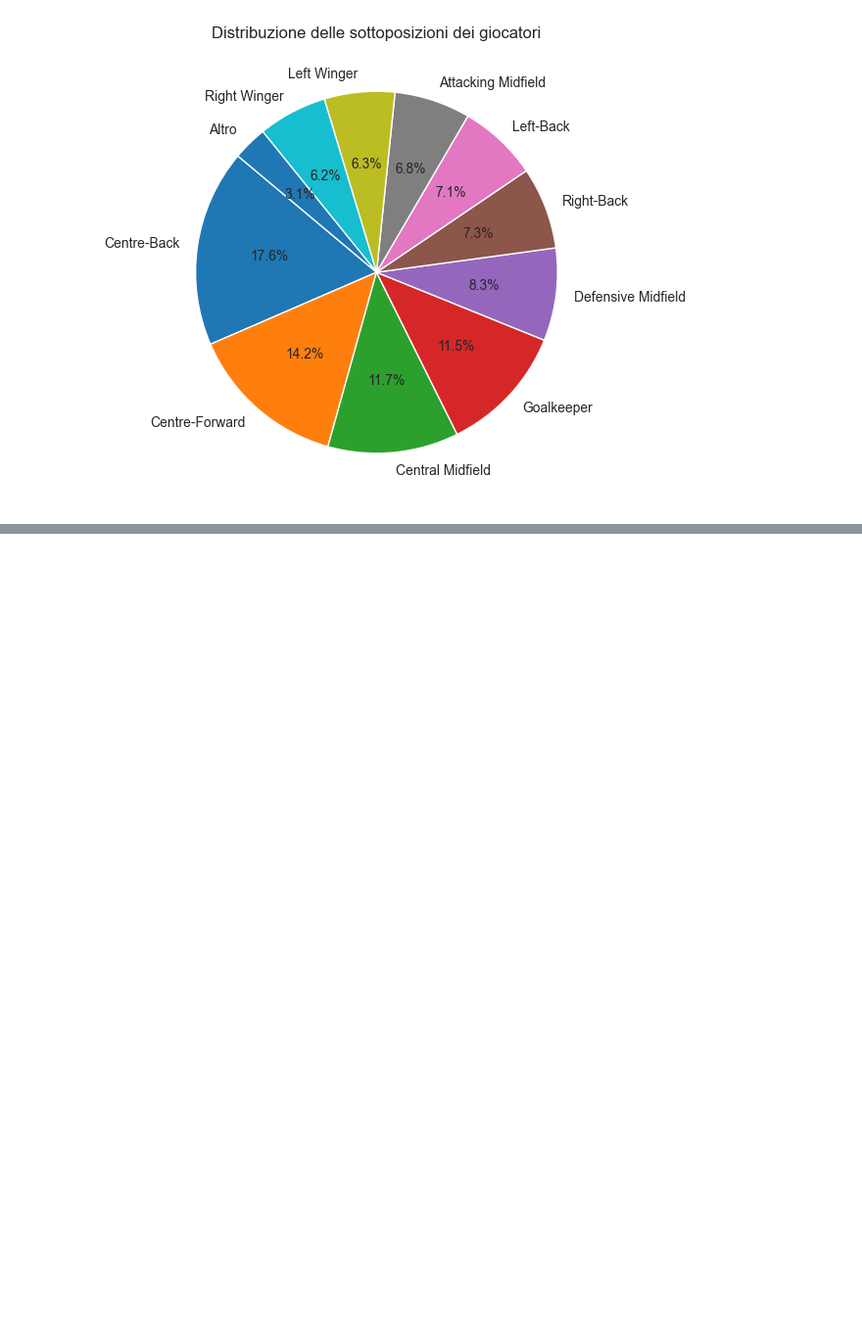
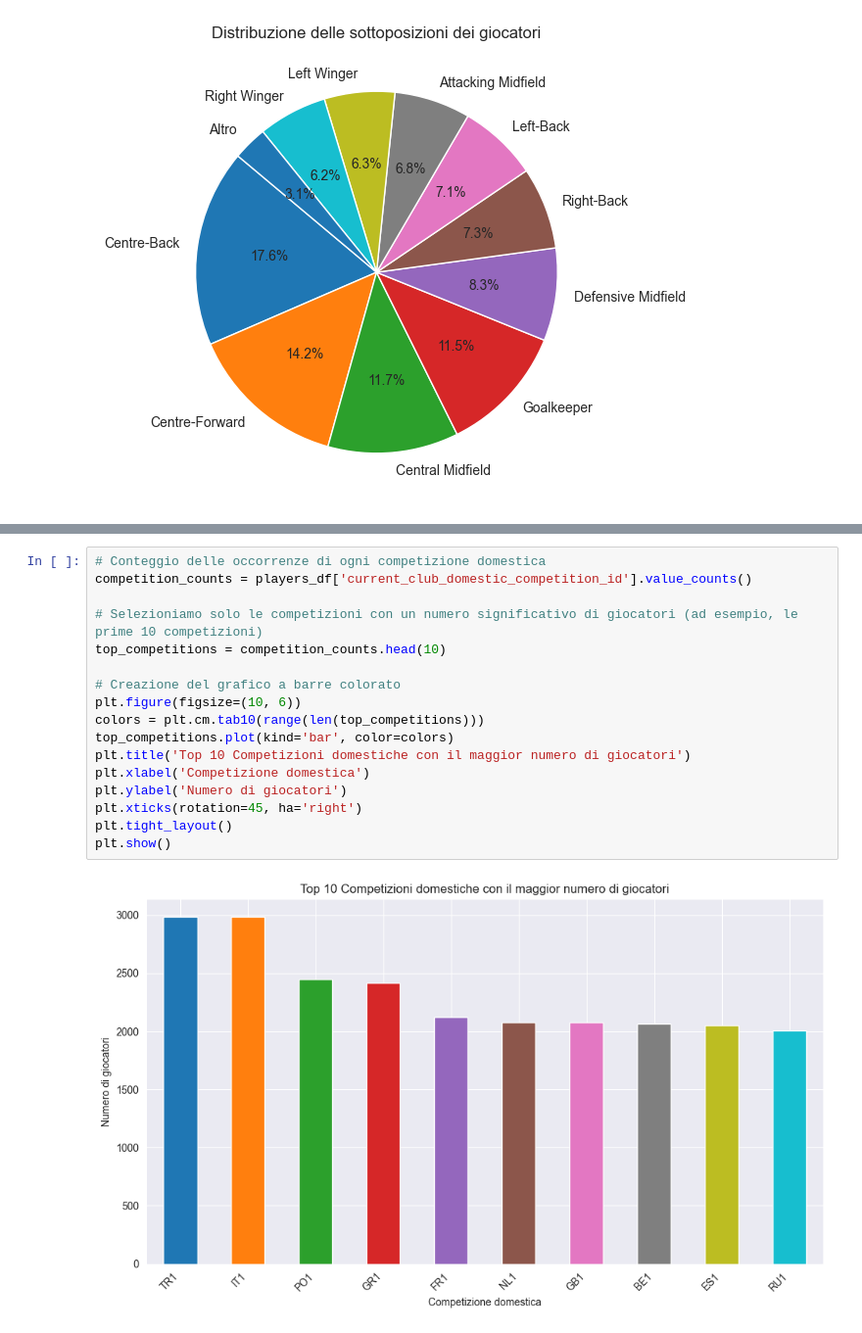
Before and after one commit to BonincontroL/IumTweb_project, a Jupyter notebook: solution/DataAnalysis/JupyterNotebooks/players.ipynb, the cells around one changed output, grey strips where cells are left out. Shown at 98% size. Cells and saved outputs as stored; diff of their text form; blank space fills up the shorter version.

```diff
--- a/solution/DataAnalysis/JupyterNotebooks/players.ipynb
+++ b/solution/DataAnalysis/JupyterNotebooks/players.ipynb
@@ -761,0 +684,19 @@ Number of Unique Domestic Competitions: 14
+# %%
+# Conteggio delle occorrenze di ogni competizione domestica
+competition_counts = players_df['current_club_domestic_competition_id'].value_counts()
+
+# Selezioniamo solo le competizioni con un numero significativo di giocatori (ad esempio, le prime 10 competizioni)
+top_competitions = competition_counts.head(10)
+
+# Creazione del grafico a barre colorato
+plt.figure(figsize=(10, 6))
+colors = plt.cm.tab10(range(len(top_competitions)))
+top_competitions.plot(kind='bar', color=colors)
+plt.title('Top 10 Competizioni domestiche con il maggior numero di giocatori')
+plt.xlabel('Competizione domestica')
+plt.ylabel('Numero di giocatori')
+plt.xticks(rotation=45, ha='right')
+plt.tight_layout()
+plt.show()
+# %% [output]
+[figure, added]
```
Also changed, not shown: parts of 13 cells of this notebook.
